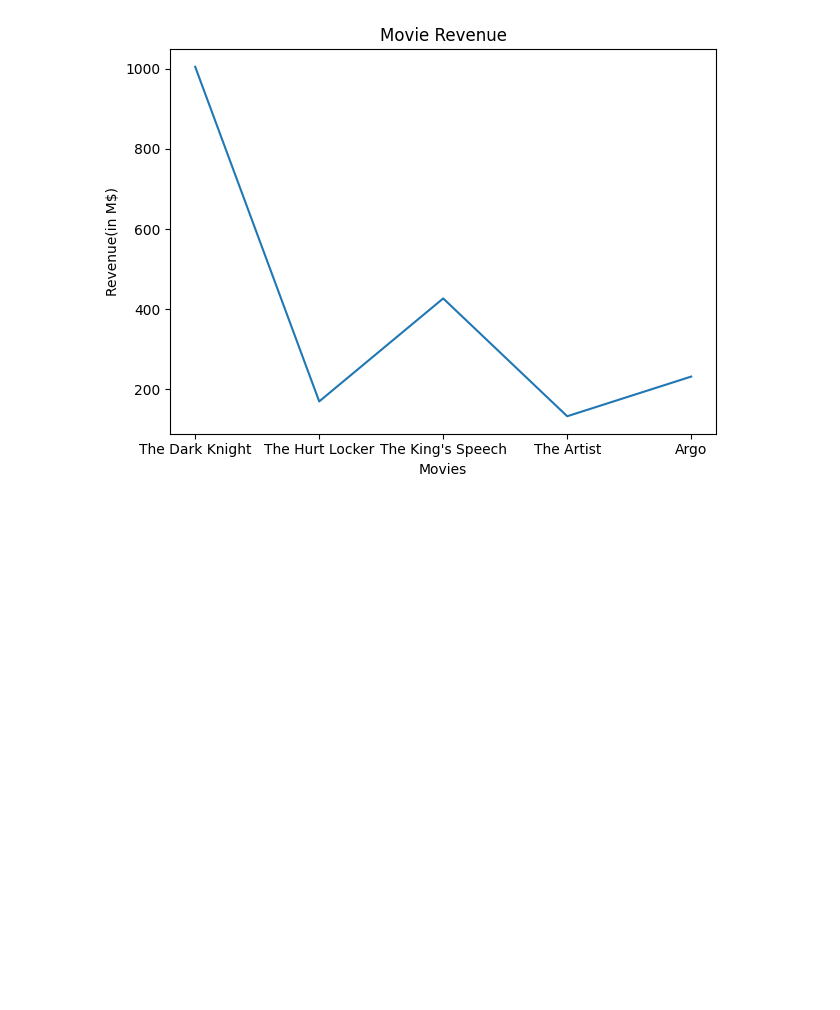
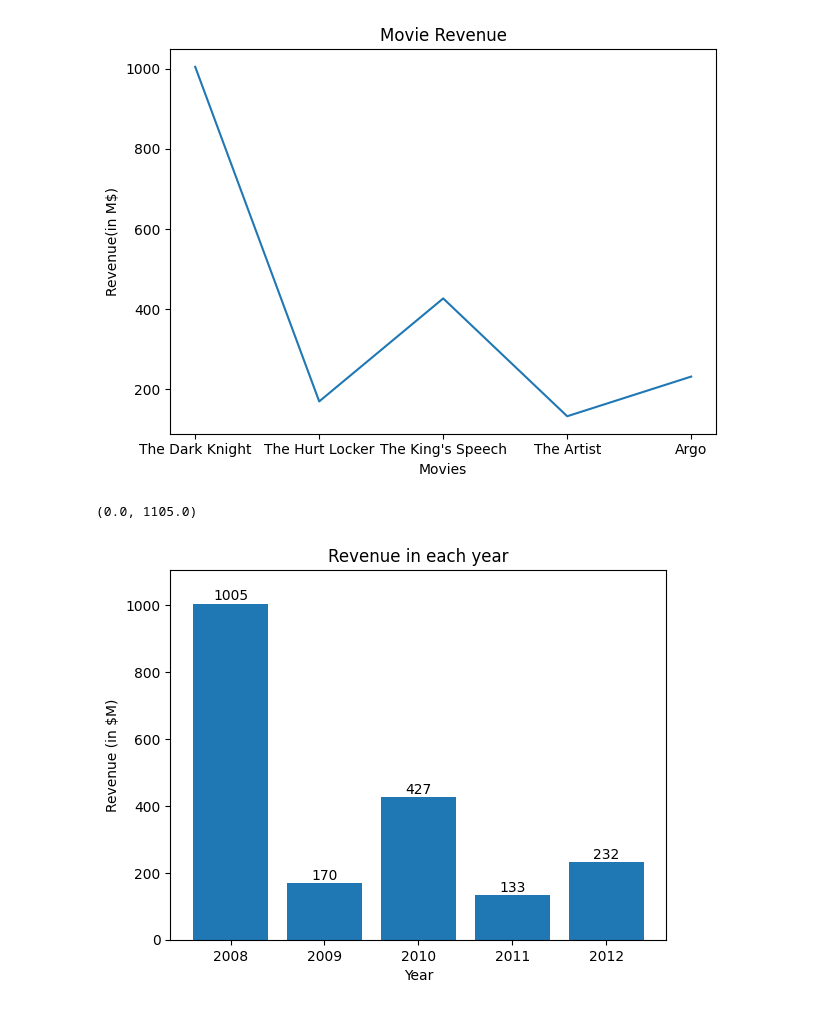
Before and after one commit to Ayushman2005/Machine_Learning, a Jupyter notebook: Data Visualisation/data_visualise.ipynb, the cells around one changed output. Cells and saved outputs as stored; diff of their text form; code cells hidden in the pictures; blank space fills up the shorter version.

Commit message:
feat: initialize data visualization notebook with matplotlib setup

```diff
--- a/Data Visualisation/data_visualise.ipynb
+++ b/Data Visualisation/data_visualise.ipynb
@@ -139,10 +139,20 @@ plt.savefig("Final_Plot.png")
 # %%
 movies = [
     "The Dark Knight",
     "The Hurt Locker",
     "The King's Speech",
     "The Artist",
     "Argo"
 ]
 years = [2008, 2009, 2010, 2011, 2012]
-revenue = [1005, 170, 427, 133, 232]
+oscar_revenue = [1005, 170, 427, 133, 232]
+plt.bar(years, oscar_revenue)
+plt.title("Revenue in each year")
+plt.xlabel("Year")
+plt.ylabel("Revenue (in $M)")
+for i in range(len(years)):
+    plt.text(years[i], oscar_revenue[i]+10, str(oscar_revenue[i]), ha="center")
+plt.ylim(0, max(oscar_revenue)+100)
+# %% [output]
+(0.0, 1105.0)
+[figure, added]
```
Also changed, not shown: parts of 2 cells of this notebook.
